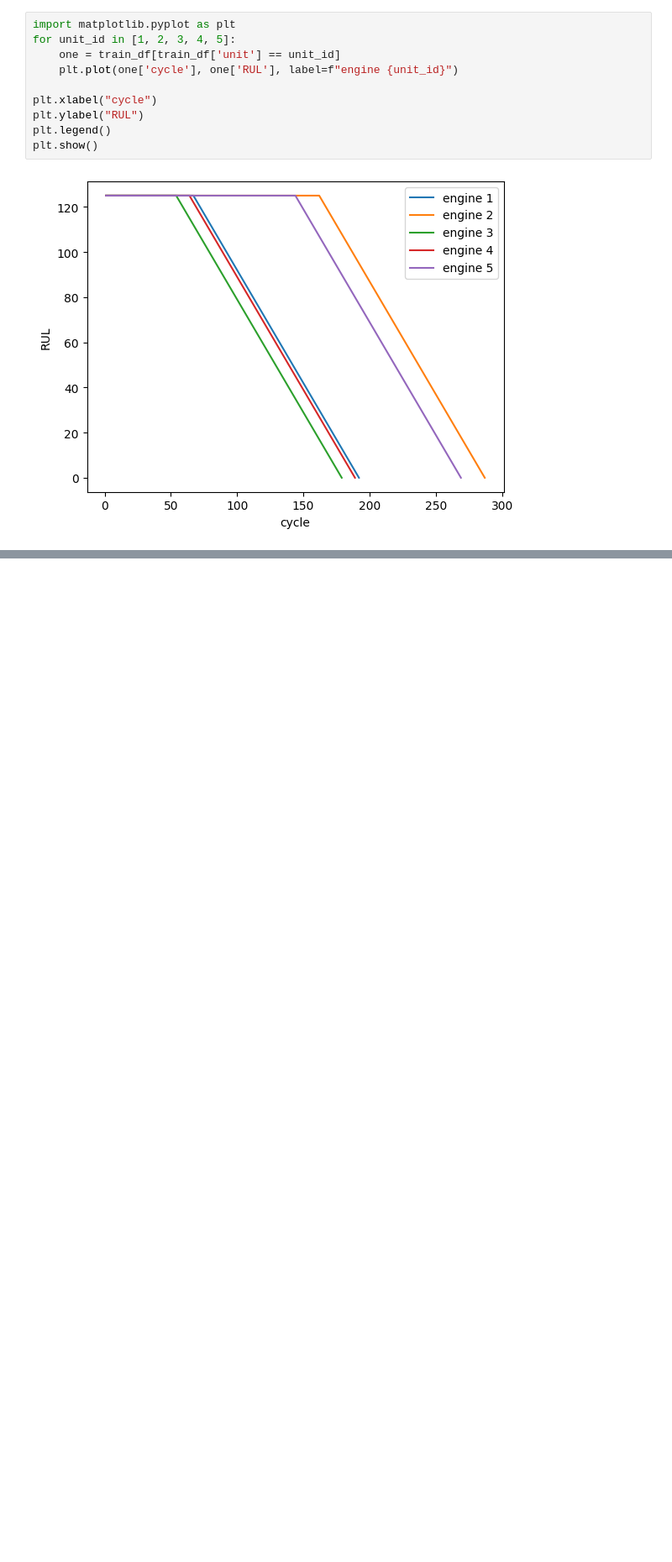
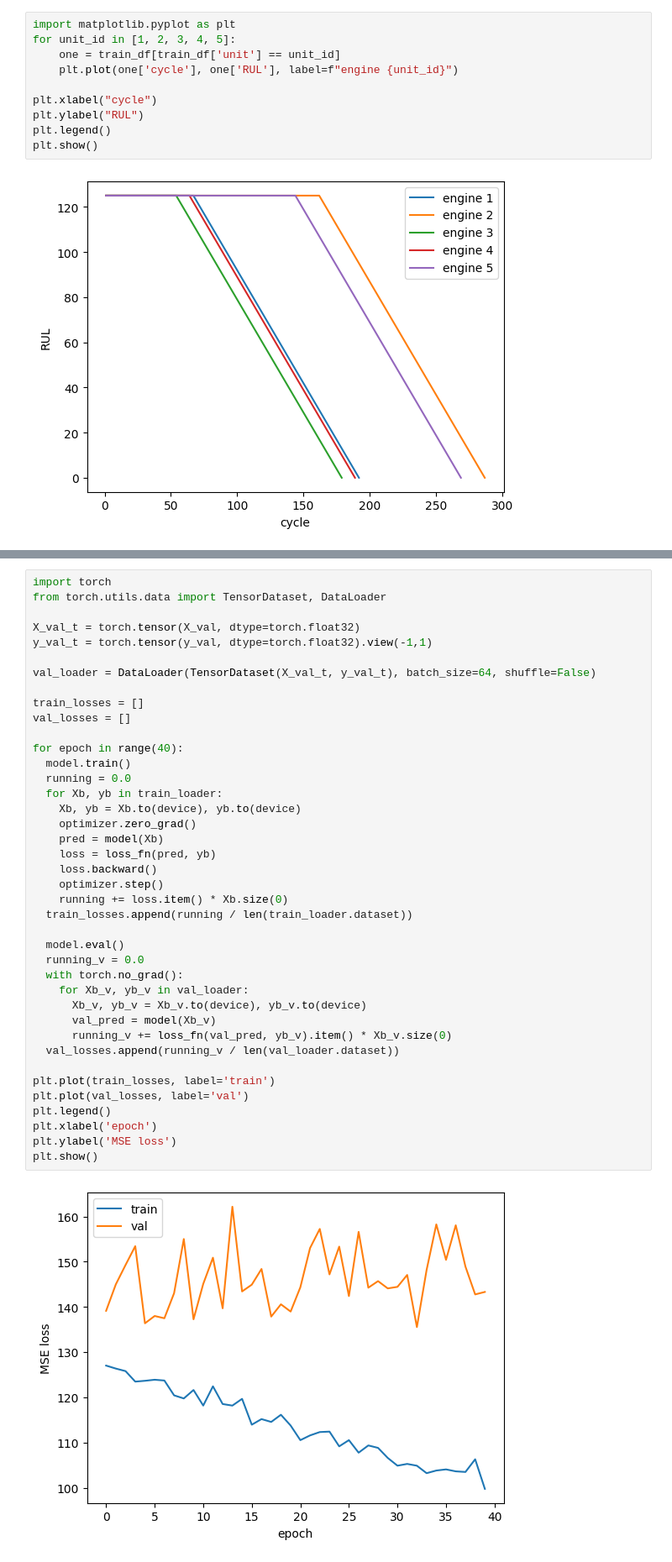
Before and after one commit to calvin2001/predictive-maintenance-rul, a Jupyter notebook: predictive_maintenance_rul.ipynb, the cells around one changed output, grey strips where cells are left out. Shown at 84% size. Cells and saved outputs as stored; diff of their text form; blank space fills up the shorter version.

```diff
--- a/predictive_maintenance_rul.ipynb
+++ b/predictive_maintenance_rul.ipynb
@@ -272,0 +315,42 @@ plt.show()
+# %%
+import torch
+from torch.utils.data import TensorDataset, DataLoader
+
+X_val_t = torch.tensor(X_val, dtype=torch.float32)
+y_val_t = torch.tensor(y_val, dtype=torch.float32).view(-1,1)
+
+val_loader = DataLoader(TensorDataset(X_val_t, y_val_t), batch_size=64, shuffle=False)
+
+train_losses = []
+val_losses = []
+
+for epoch in range(40):
+  model.train()
+  running = 0.0
+  for Xb, yb in train_loader:
+    Xb, yb = Xb.to(device), yb.to(device)
+    optimizer.zero_grad()
+    pred = model(Xb)
+    loss = loss_fn(pred, yb)
+    loss.backward()
+    optimizer.step()
+    running += loss.item() * Xb.size(0)
+  train_losses.append(running / len(train_loader.dataset))
+
+  model.eval()
+  running_v = 0.0
+  with torch.no_grad():
+    for Xb_v, yb_v in val_loader:
+      Xb_v, yb_v = Xb_v.to(device), yb_v.to(device)
+      val_pred = model(Xb_v)
+      running_v += loss_fn(val_pred, yb_v).item() * Xb_v.size(0)
+  val_losses.append(running_v / len(val_loader.dataset))
+
+plt.plot(train_losses, label='train')
+plt.plot(val_losses, label='val')
+plt.legend()
+plt.xlabel('epoch')
+plt.ylabel('MSE loss')
+plt.show()
+# %% [output]
+[figure, added]
```
Also changed, not shown: parts of 7 cells of this notebook.
